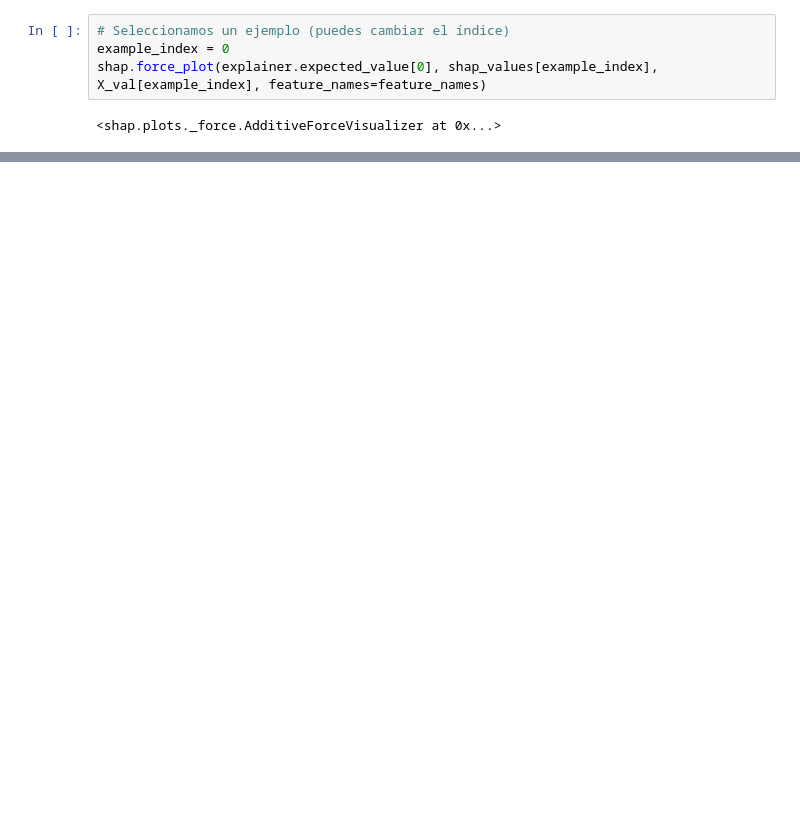
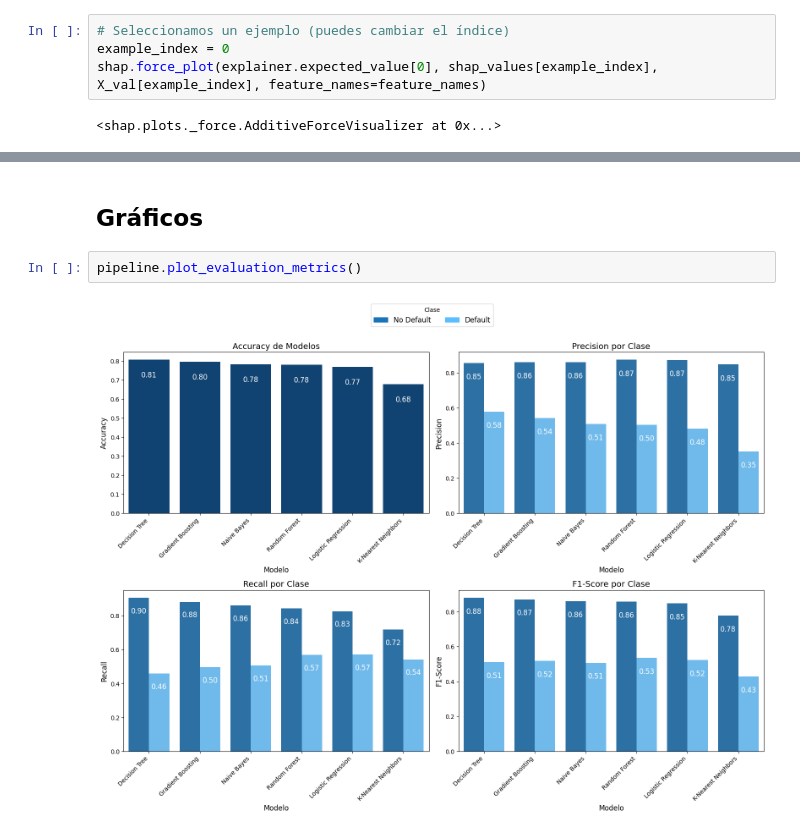
Before and after one commit to marioUnir/TFM, a Jupyter notebook: notebooks/4-Modelling.ipynb, the cells around one changed output, grey strips where cells are left out. Cells and saved outputs as stored; diff of their text form; blank space fills up the shorter version.

```diff
--- a/notebooks/4-Modelling.ipynb
+++ b/notebooks/4-Modelling.ipynb
@@ -744,0 +785,6 @@ shap.force_plot(explainer.expected_value[0], shap_values[example_index], X_val[e
+# %% [markdown]
+## Gráficos
+# %%
+pipeline.plot_evaluation_metrics()
+# %% [output]
+[figure, added]
```
Also changed, not shown: parts of 45 cells of this notebook, 12 other files.
